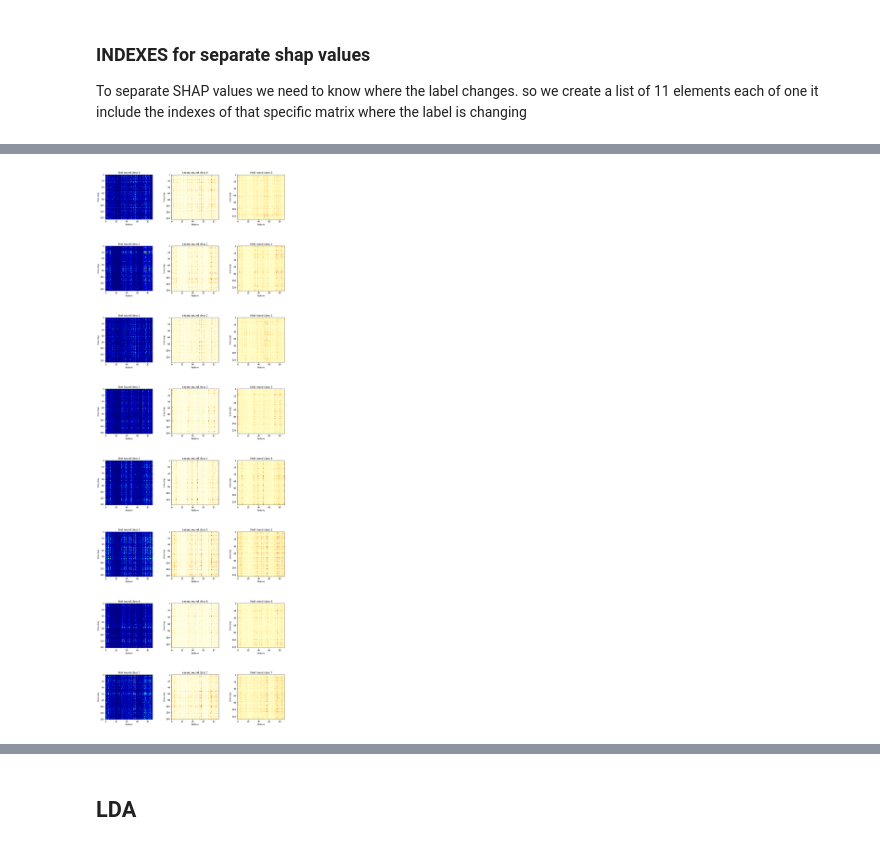
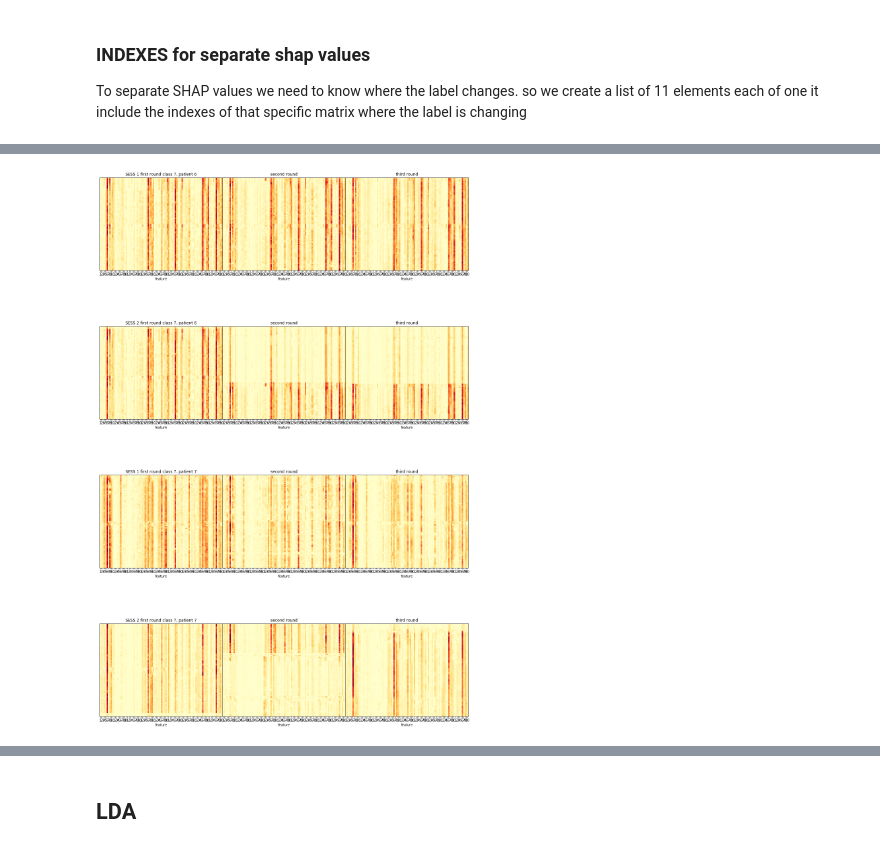
Before and after one commit to noemi-gozzi/Thesis-XAI, a Jupyter notebook: src/visualization/SHAP_visua_TIME.ipynb, the cells around one changed output, grey strips where cells are left out. Saved outputs shown, nothing was run; the diff lists cells and outputs as text; code cells hidden in the pictures.

Commit message:
updates in visualization with shap. added SVM to shap in time and plot no correlated features in scatterplots

```diff
--- a/src/visualization/SHAP_visua_TIME.ipynb
+++ b/src/visualization/SHAP_visua_TIME.ipynb
@@ -32,4 +160,9 @@ for patient in range(11):
 # %%
-file_path = root_path+ "resources/SHAP/SHAP_EXTRA/shap_XRT_all_bk_ascending_indexed.pkl"
-with open(file_path, 'rb') as f:
-    shap_values_XRT_ordered = pickle.load(f)
+shap_values_XRT_sess_1=[]
+shap_values_XRT_sess_2=[]
+
+for patient in range(6,8):
+    file_path = root_path+'resources/results_ordered/SHAP_XRT/shap_XRT_ordered_patient_{}_sess_2.pkl'.format(patient)
+    with open(file_path, 'rb') as f:
+        shap_values = pickle.load(f)
+    shap_values_XRT_sess_2.append(shap_values)
@@ -69,27 +169,75 @@ we obtain 8 plots of 2 different round with the importance of each feature over
+# %%
+indexes_sess_2=[]
+for patient in range(2):
+    index=[0]
+    for i in range(len(y_test_sess_2[patient])-1):
+        if y_test_sess_2[patient][i]!=y_test_sess_2[patient][i+1]:
+            index.append(i+1)
+    index.append(len(y_test_sess_2[patient]))
+    indexes_sess_2.append(index)
 # %%
-patient=0
-heigth=8;
+heigth=4;
 width=3;
-f, axes = plt.subplots(heigth, width,figsize=(16, 50))
-f.subplots_adjust(hspace=0.6, wspace=0.4)
+f, axes = plt.subplots(heigth, width,figsize=(20, 30))
+f.subplots_adjust(hspace=0.6, wspace=0)
+#i=0 #class
+
 for i in range(8):
+    for patient in range(2):
 
-    value=(shap_values_XRT_ordered[patient][i][indexes[patient][i]:indexes[patient][i+1]].abs())
-    maximum=(value.max()).max()
-    axes[i,0].imshow(value/maximum, cmap='jet', aspect='auto', alpha=1)
-    axes[i,0].set(xlabel='feature', ylabel='time step')
-    axes[i,0].set(title="first round class {}".format(i))
+        value=(shap_values_XRT_ordered[patient+6][i][indexes[patient+6][i]:indexes[patient+6][i+1]].abs())
+        maximum=(value.max()).max()
+        axes[patient*2,0].imshow(value/maximum, cmap='YlOrRd', aspect='auto', alpha=1)
+        axes[patient*2,0].set(xlabel='feature')
+        axes[patient*2,0].set(title="SESS 1 first round class {}, patient {}".format(i, patient+6))
+        axes[patient*2,0].set_xticks(list(range(0,num_features)))
+        axes[patient*2,0].set_yticks([])
+        axes[patient*2,0].set_xticklabels(channel)
 
-    value=(shap_values_XRT_ordered[patient][i][indexes[patient][i+8]:indexes[patient][i+8+1]].abs())
-    maximum=(value.max()).max()
-    axes[i,1].imshow(value/maximum, cmap='YlOrBr', aspect='auto', alpha=1)
-    axes[i,1].set(xlabel='feature', ylabel='time step')
-    axes[i,1].set(title="second round class {}".format(i))
+        value=(shap_values_XRT_ordered[patient+6][i][indexes[patient+6][i+8]:indexes[patient+6][i+8+1]].abs())
+        maximum=(value.max()).max()
+        axes[patient*2,1].imshow(value/maximum, cmap='YlOrRd', aspect='auto', alpha=1)
+        axes[patient*2,1].set(xlabel='feature')
+        axes[patient*2,1].set(title="second round")
+        axes[patient*2,1].set_xticks(list(range(0,num_features)))
+        axes[patient*2,1].set_yticks([])
+        axes[patient*2,1].set_xticklabels(channel)
 
-    value=(shap_values_XRT_ordered[patient][i][indexes[patient][i+16]:indexes[patient][i+16+1]].abs())
-    maximum=(value.max()).max()
-    axes[i,2].imshow(value/maximum, cmap='YlOrRd', aspect='auto', alpha=1)
-    axes[i,2].set(xlabel='feature', ylabel='time step')
-    axes[i,2].set(title="third round class {}".format(i))
+        value=(shap_values_XRT_ordered[patient+6][i][indexes[patient+6][i+16]:indexes[patient+6][i+16+1]].abs())
+        maximum=(value.max()).max()
+        axes[patient*2,2].imshow(value/maximum, cmap='YlOrRd', aspect='auto', alpha=1)
+        axes[patient*2,2].set(xlabel='feature')
+        axes[patient*2,2].set(title="third round")
+        axes[patient*2,2].set_xticks(list(range(0,num_features)))
+        axes[patient*2,2].set_yticks([])
+        axes[patient*2,2].set_xticklabels(channel)
+
+        value=(shap_values_XRT_sess_2[patient][i][indexes_sess_2[patient][i]:indexes_sess_2[patient][i+1]].abs())
+        maximum=(value.max()).max()
+        axes[patient*2+1,0].imshow(value/maximum, cmap='YlOrRd', aspect='auto', alpha=1)
+        axes[patient*2+1,0].set(xlabel='feature')
+        axes[patient*2+1,0].set(title="SESS 2 first round class {}, patient {}".format(i, patient+6))
+        axes[patient*2+1,0].set_xticks(list(range(0,num_features)))
+        axes[patient*2+1,0].set_yticks([])
+        axes[patient*2+1,0].set_xticklabels(channel)
+
+        value=(shap_values_XRT_sess_2[patient][i][indexes_sess_2[patient][i+8]:indexes_sess_2[patient][i+8+1]].abs())
+        maximum=(value.max()).max()
+        axes[patient*2+1,1].imshow(value/maximum, cmap='YlOrRd', aspect='auto', alpha=1)
+        axes[patient*2+1,1].set(xlabel='feature')
+        axes[patient*2+1,1].set(title="second round")
+        axes[patient*2+1,1].set_xticks(list(range(0,num_features)))
+        axes[patient*2+1,1].set_yticks([])
+        axes[patient*2+1,1].set_xticklabels(channel)
+
+        value=(shap_values_XRT_sess_2[patient][i][indexes_sess_2[patient][i+16]:indexes_sess_2[patient][i+16+1]].abs())
+        maximum=(value.max()).max()
+        axes[patient*2+1,2].imshow(value/maximum, cmap='YlOrRd', aspect='auto', alpha=1)
+        axes[patient*2+1,2].set(xlabel='feature')
+        axes[patient*2+1,2].set(title="third round")
+        axes[patient*2+1,2].set_xticks(list(range(0,num_features)))
+        axes[patient*2+1,2].set_yticks([])
+        axes[patient*2+1,2].set_xticklabels(channel)
+    plt.savefig(root_path+"/resources/results_ordered/SHAP_matrices/class_{}_XRT_ordered_sess12.svg".format(i))
 # %% [output]
-[figure, old version]
+[figure, new version]
```
Also changed, not shown: parts of 30 cells of this notebook.
